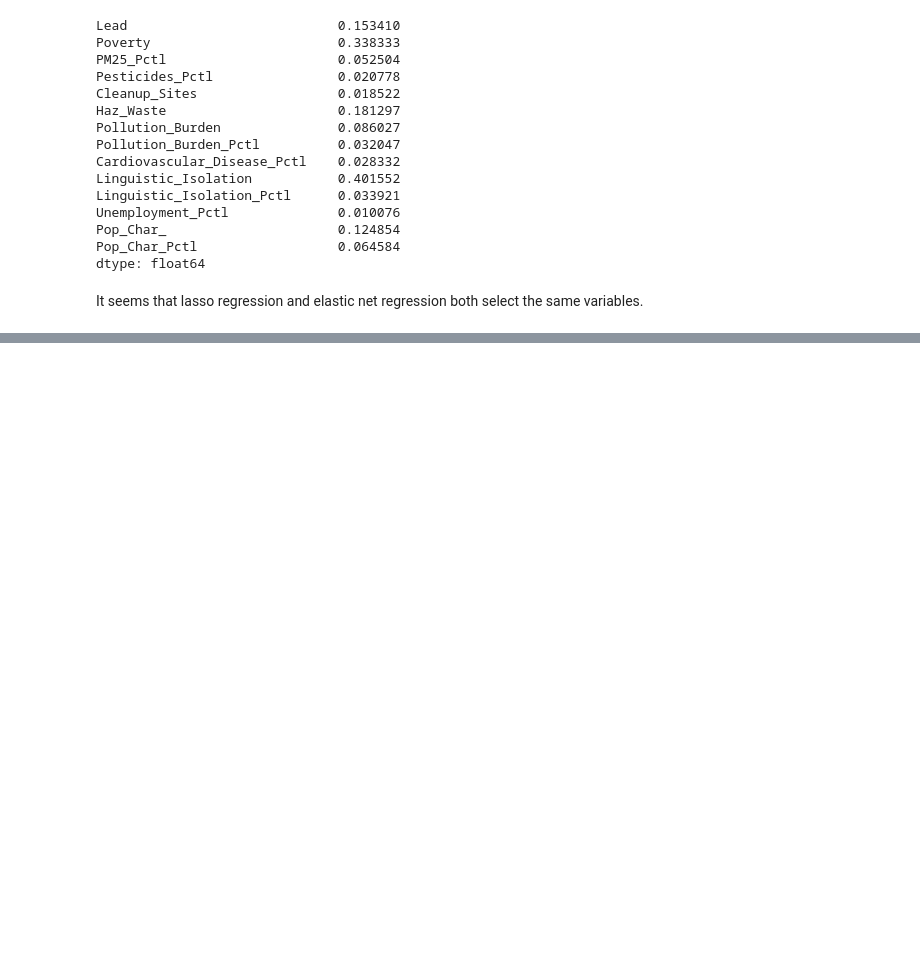
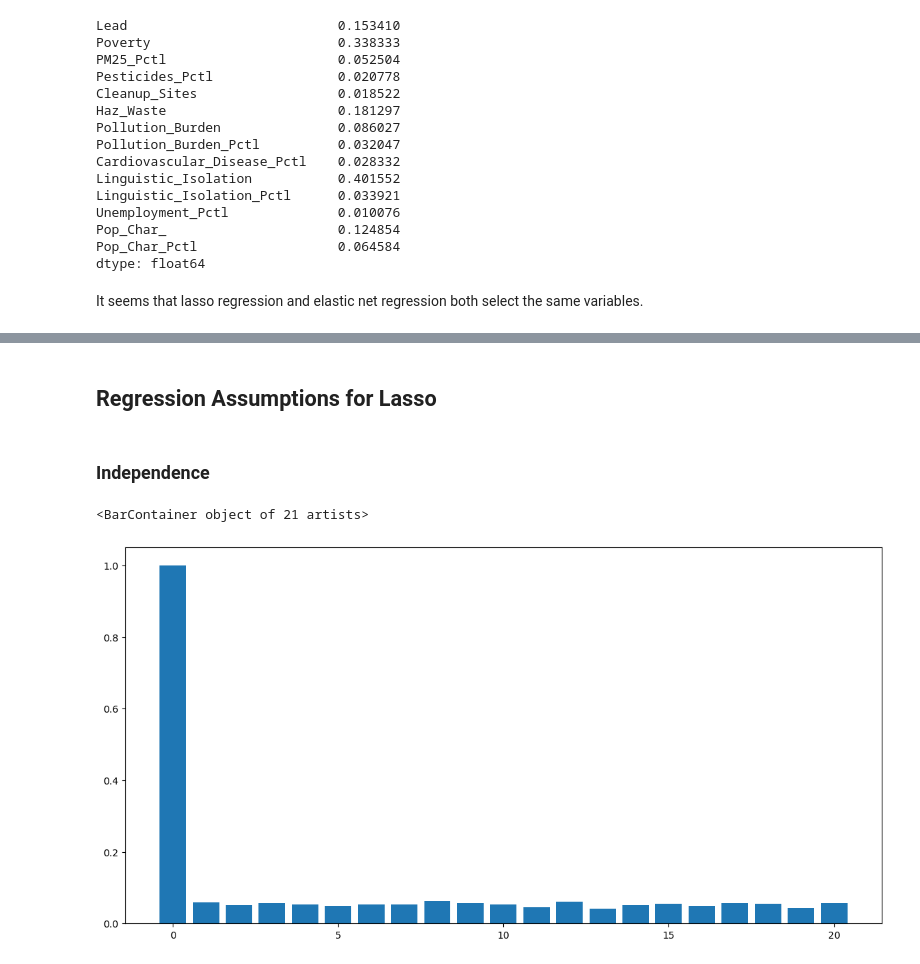
Before and after one commit to valenciaaalberto/Math189Project, a Jupyter notebook: Data/entire_dataset.ipynb, the cells around one changed output, grey strips where cells are left out. Drawn from its saved outputs; the diff is of its cells as text; code cells hidden in the pictures; blank space fills up the shorter version.

Commit message:
Added regression assumptions for lasso and elastic

```diff
--- a/Data/entire_dataset.ipynb
+++ b/Data/entire_dataset.ipynb
@@ -590,0 +597,6 @@ It seems that lasso regression and elastic net regression both select the same v
+# %%
+selected_variables_lasso = ['Lead','Poverty','PM25_Pctl', 'Pesticides_Pctl', 'Cleanup_Sites', 'Pollution_Burden' , 'Pollution_Burden_Pctl' ,
+'Cardiovascular_Disease_Pctl', 'Linguistic_Isolation', 'Linguistic_Isolation_Pctl', 'Pop_Char_','Pop_Char_Pctl']
+
+selected_variables_elastic = ['Lead','Poverty', 'PM25_Pctl', 'Pesticides_Pctl', 'Cleanup_Sites','Haz_Waste', 'Pollution_Burden','Pollution_Burden_Pctl',
+'Cardiovascular_Disease_Pctl', 'Linguistic_Isolation', 'Linguistic_Isolation_Pctl', 'Unemployment_Pctl', 'Pop_Char_', 'Pop_Char_Pctl']
@@ -590,0 +609,6 @@ It seems that lasso regression and elastic net regression both select the same v
+# %%
+lasso_formula = 'Education ~ ' + ' + '.join(selected_variables_lasso)
+elastic_formula = 'Education ~ ' + ' + '.join(selected_variables_elastic)
+# %%
+model_lasso = smf.ols(lasso_formula, data).fit()
+model_lasso.summary()
@@ -590,0 +684,12 @@ It seems that lasso regression and elastic net regression both select the same v
+# %% [markdown]
+## Regression Assumptions for Lasso
+# %% [markdown]
+### Independence
+# %%
+fig, ax = plt.subplots(1, 1, figsize=(14, 7))
+
+lags = 20
+ax.bar(range(lags+1), acf(model_lasso.resid, nlags=lags))
+# %% [output]
+<BarContainer object of 21 artists>
+[figure, added]
```
Also changed, not shown: parts of 24 cells of this notebook.
